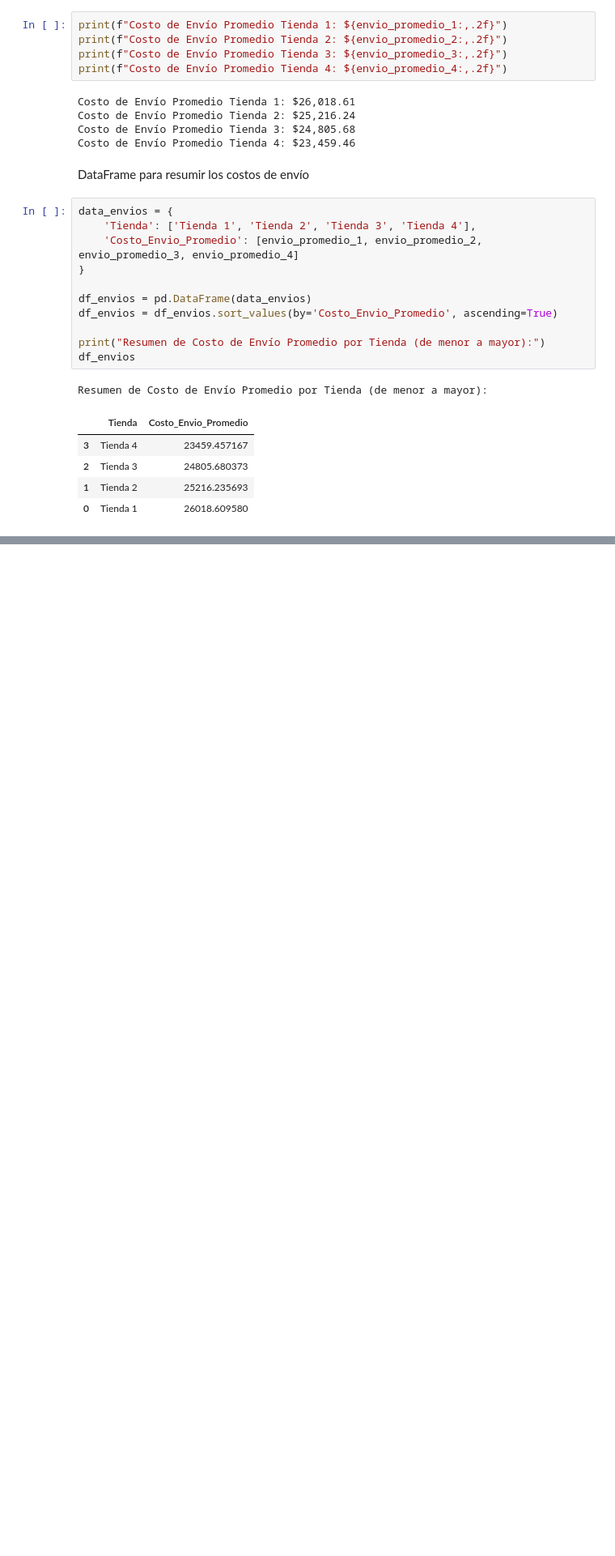
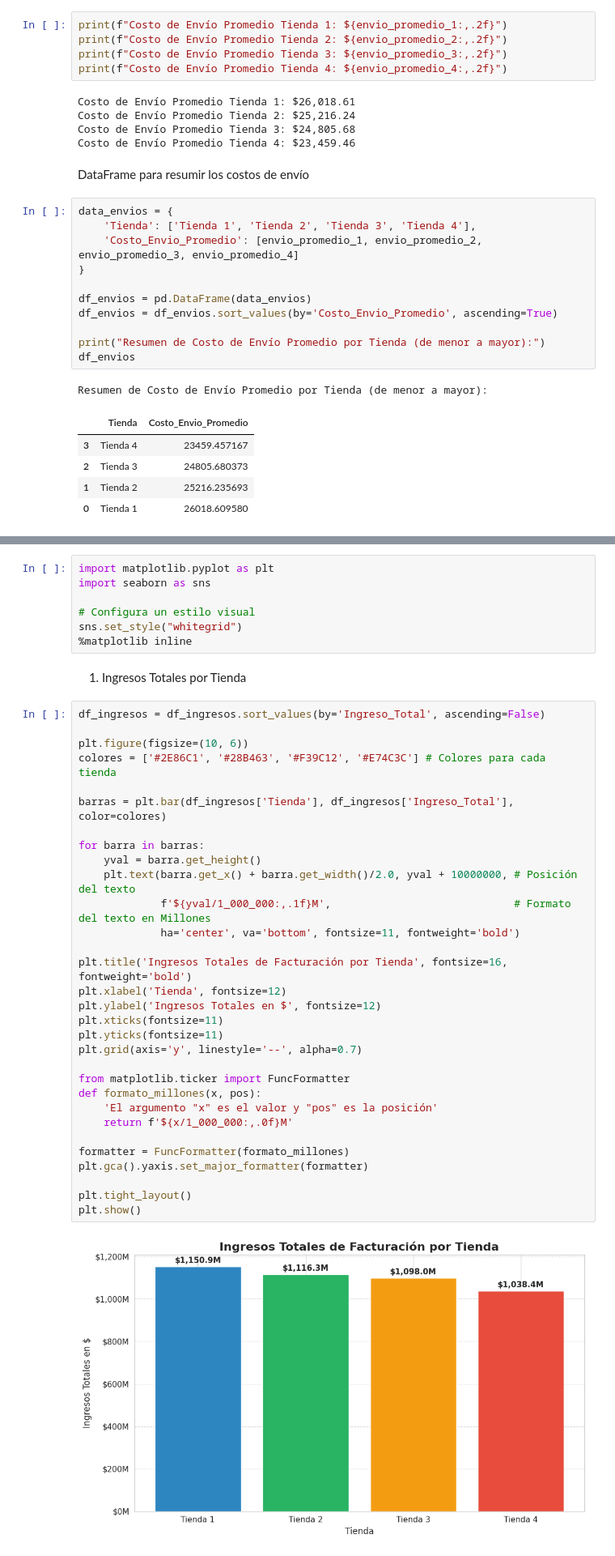
Before and after one commit to LordAguaKate/Store, a Jupyter notebook: AluraStoreLatam.ipynb, the cells around one changed output, grey strips where cells are left out. Shown at 81% size. Saved outputs shown, nothing was run; the diff lists cells and outputs as text; blank space fills up the shorter version.

Commit message:
Visualicacion de datos con distintos tipos de graficos

```diff
--- a/AluraStoreLatam.ipynb
+++ b/AluraStoreLatam.ipynb
@@ -266,0 +269,42 @@ Resumen de Costo de Envío Promedio por Tienda (de menor a mayor):
+# %%
+import matplotlib.pyplot as plt
+import seaborn as sns
+
+# Configura un estilo visual
+sns.set_style("whitegrid")
+%matplotlib inline
+# %% [markdown]
+1.  Ingresos Totales por Tienda
+# %%
+df_ingresos = df_ingresos.sort_values(by='Ingreso_Total', ascending=False)
+
+plt.figure(figsize=(10, 6))
+colores = ['#2E86C1', '#28B463', '#F39C12', '#E74C3C'] # Colores para cada tienda
+
+barras = plt.bar(df_ingresos['Tienda'], df_ingresos['Ingreso_Total'], color=colores)
+
+for barra in barras:
+    yval = barra.get_height()
+    plt.text(barra.get_x() + barra.get_width()/2.0, yval + 10000000, # Posición del texto
+             f'${yval/1_000_000:,.1f}M',                             # Formato del texto en Millones
+             ha='center', va='bottom', fontsize=11, fontweight='bold')
+
+plt.title('Ingresos Totales de Facturación por Tienda', fontsize=16, fontweight='bold')
+plt.xlabel('Tienda', fontsize=12)
+plt.ylabel('Ingresos Totales en $', fontsize=12)
+plt.xticks(fontsize=11)
+plt.yticks(fontsize=11)
+plt.grid(axis='y', linestyle='--', alpha=0.7)
+
+from matplotlib.ticker import FuncFormatter
+def formato_millones(x, pos):
+    'El argumento "x" es el valor y "pos" es la posición'
+    return f'${x/1_000_000:,.0f}M'
+
+formatter = FuncFormatter(formato_millones)
+plt.gca().yaxis.set_major_formatter(formatter)
+
+plt.tight_layout()
+plt.show()
+# %% [output]
+[figure, added]
```
Also changed, not shown: parts of 8 cells of this notebook.
